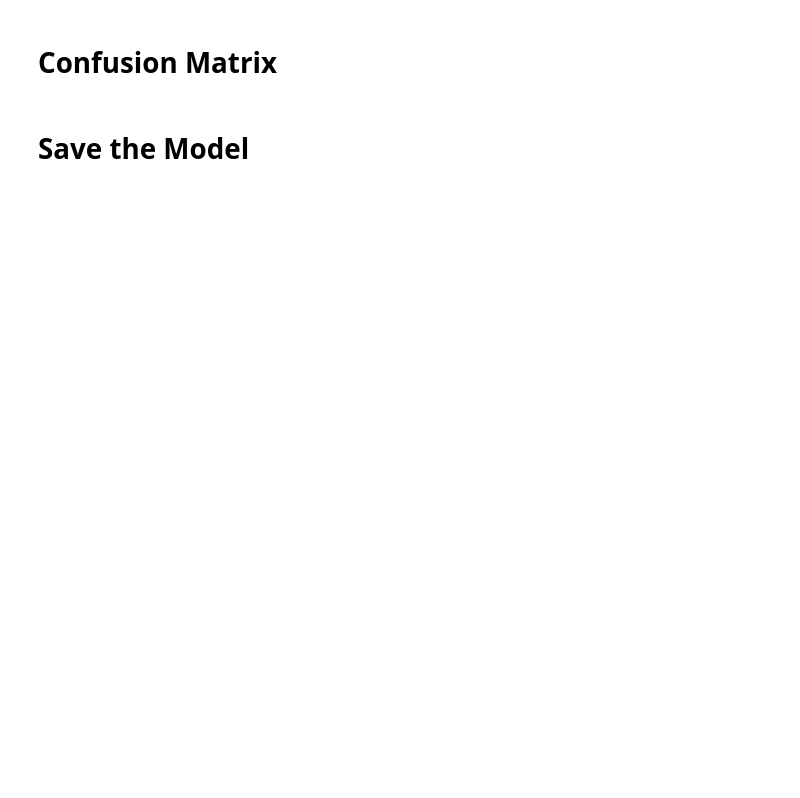
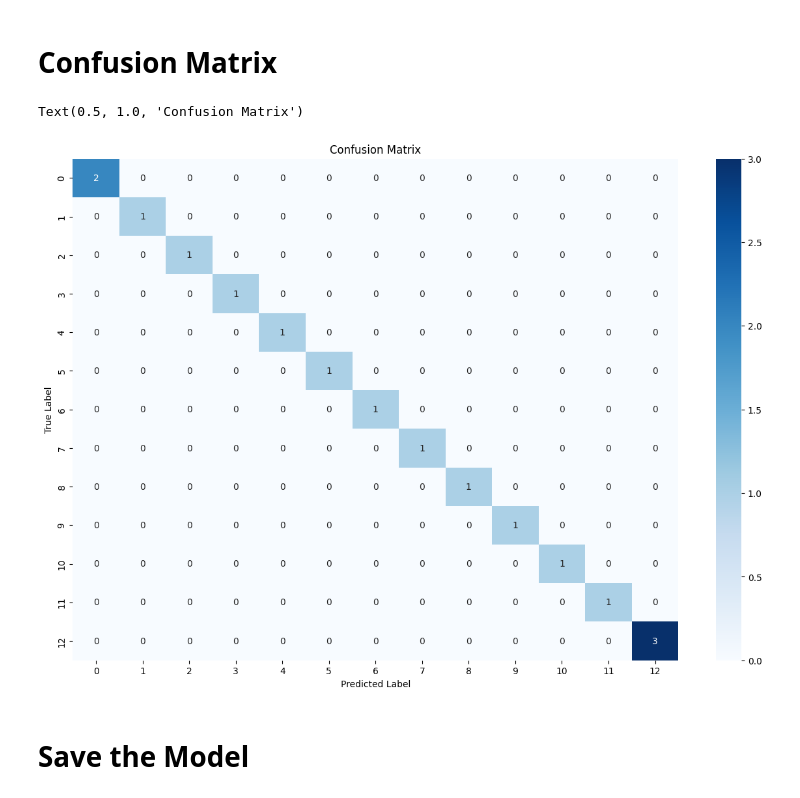
Before and after one commit to reda-mohsen/Hand_Gesture_Recognition, a Jupyter notebook: Hand_Recognition.ipynb, the cells around one changed output. Cells and saved outputs as stored; diff of their text form; code cells hidden in the pictures; blank space fills up the shorter version.

```diff
--- a/Hand_Recognition.ipynb
+++ b/Hand_Recognition.ipynb
@@ -229,5 +320,17 @@ print(f'\nTest accuracy: {test_accuracy * 100:>0.1f}%, Test loss: {test_loss:>8f
 # %% [markdown]
 # Confusion Matrix
+# %%
+conf_matrix = confusion_matrix(test_label_batch, pred)
+
+# Plot
+fig, ax = plt.subplots(figsize=(15,10))
+ax = sns.heatmap(conf_matrix, annot=True, fmt='d', ax=ax, cmap="Blues")
+ax.set_xlabel('Predicted Label')
+ax.set_ylabel('True Label')
+ax.set_title('Confusion Matrix')
+# %% [output]
+Text(0.5, 1.0, 'Confusion Matrix')
+[figure, added]
 # %% [markdown]
 # Save the Model
 # %%
```
Also changed, not shown: parts of 22 cells of this notebook.
